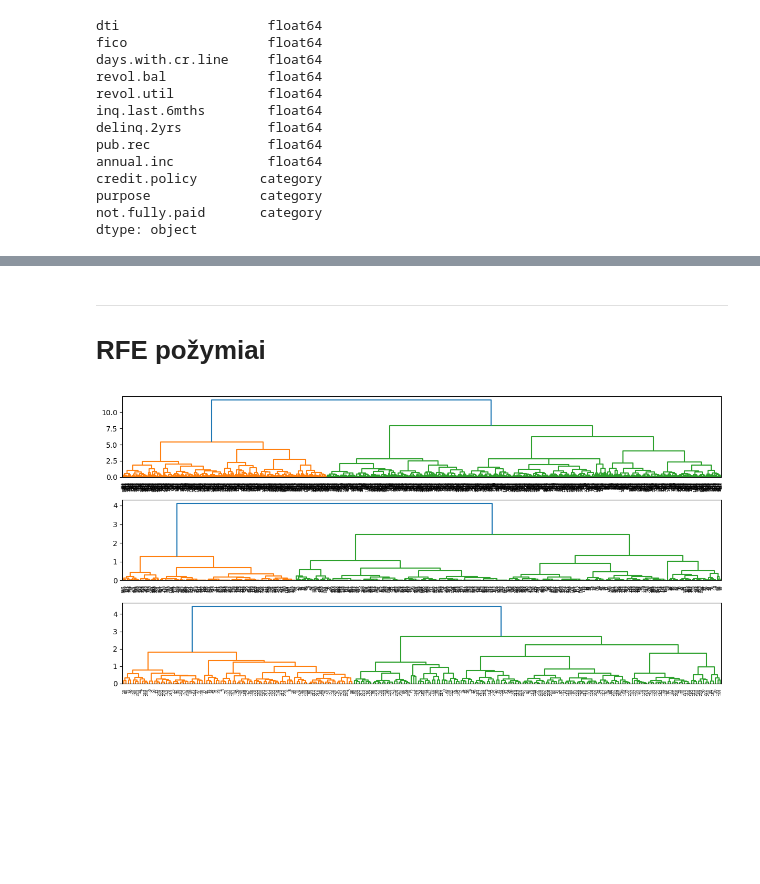
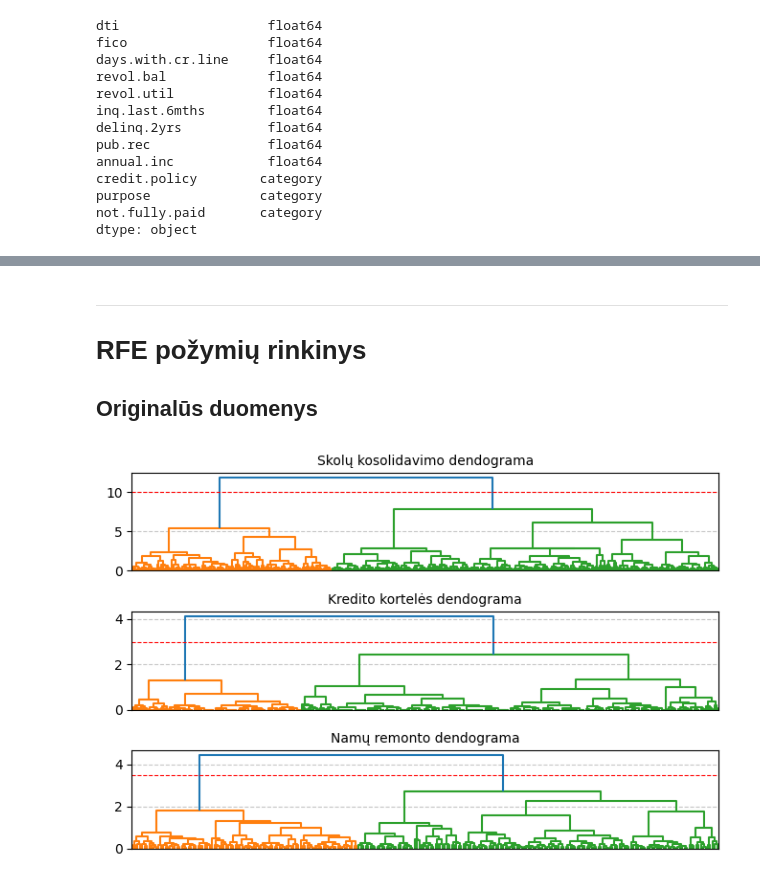
Before and after one commit to EvelinaDu/Papildomi_duomenu_vizualizavimo_skyriai, a Jupyter notebook: 3_laboratorinis/Hierarchical.ipynb, the cells around one changed output, grey strips where cells are left out. Saved outputs shown, nothing was run; the diff lists cells and outputs as text; code cells hidden in the pictures; blank space fills up the shorter version.

```diff
--- a/3_laboratorinis/Hierarchical.ipynb
+++ b/3_laboratorinis/Hierarchical.ipynb
@@ -72,8 +156,8 @@ Categories (7, object): ['all_other', 'credit_card', 'debt_consolidation', 'educ
 # %%
 full_feature_dfs = {
-    'debt_consolidation': scaled_no_cat_data[min_max_data['purpose'] == 'debt_consolidation'],
-    'credit_card': scaled_no_cat_data[min_max_data['purpose'] == 'credit_card'],
-    'home_improvement': scaled_no_cat_data[min_max_data['purpose'] == 'home_improvement'],
+    'debt_consolidation': min_max_debt_consolidation.select_dtypes(include=[np.number]),
+    'credit_card': min_max_credit_card.select_dtypes(include=[np.number]),
+    'home_improvement': min_max_home_improvement.select_dtypes(include=[np.number]),
 }
 
 wards_clustering_debt = linkage(full_feature_dfs['debt_consolidation'], method="ward", metric="euclidean")
@@ -135,0 +232,10 @@ plt.show()
+# %%
+full_feature_dfs = {
+    'debt_consolidation': tsne_debt_consolidation,
+    'credit_card': tsne_credit_card,
+    'home_improvement': tsne_home_improvement,
+}
+
+wards_clustering_debt_tsne = linkage(full_feature_dfs['debt_consolidation'], method="ward", metric="euclidean")
+wards_clustering_credit_tsne = linkage(full_feature_dfs['credit_card'], method="ward", metric="euclidean")
+wards_clustering_home_tsne = linkage(full_feature_dfs['home_improvement'], method="ward", metric="euclidean")
@@ -136,3 +306,4 @@ plt.show()
 # %% [markdown]
 ---
-# RFE požymiai
+# RFE požymių rinkinys
+## Originalūs duomenys
@@ -143,11 +310,32 @@ wards_clustering_home = linkage(rfecv_home.iloc[:,:-1], method="ward", metric="e
+# %%
+full_feature_dfs = {
+    'debt_consolidation': rfecv_debt.select_dtypes(include=[np.number]),
+    'credit_card': rfecv_credit.select_dtypes(include=[np.number]),
+    'home_improvement': rfecv_home.select_dtypes(include=[np.number]),
+}
+
+wards_clustering_debt_rfe = linkage(full_feature_dfs['debt_consolidation'], method="ward", metric="euclidean")
+wards_clustering_credit_rfe = linkage(full_feature_dfs['credit_card'], method="ward", metric="euclidean")
+wards_clustering_home_rfe = linkage(full_feature_dfs['home_improvement'], method="ward", metric="euclidean")
 # %%
-fig, (ax1, ax2, ax3) = plt.subplots(3, 1, figsize=(12, 6))
+fig, (ax1, ax2, ax3) = plt.subplots(3, 1, figsize=(6.7, 4.5))
 
-dendrogram(wards_clustering_debt, ax=ax1)
-dendrogram(wards_clustering_credit, ax=ax2)
-dendrogram(wards_clustering_home, ax=ax3)
+axes = [ax1, ax2, ax3]
+linkages = [wards_clustering_debt_rfe, wards_clustering_credit_rfe, wards_clustering_home_rfe]
+cut_offs = [10, 3, 3.5]
+group_names = ["Skolų kosolidavimo", "Kredito kortelės", "Namų remonto"]
+
+for ax, link, h, gm in zip(axes, linkages, cut_offs, group_names):
+    dendrogram(link, ax=ax)
+
+    ax.set_xticks([])
+    ax.axhline(y=h, color='r', linestyle='--', linewidth = 0.8)
+    ax.grid(True, axis='y', linestyle='--', alpha=0.7)
+
+    ax.set_title(f"{gm} dendograma", size = 10)
 
 plt.tight_layout()
+plt.savefig('hier_rfe_dendo.png', dpi=300)
 plt.show()
 # %% [output]
-[figure, old version]
+[figure, new version]
```
Also changed, not shown: parts of 54 cells of this notebook.
